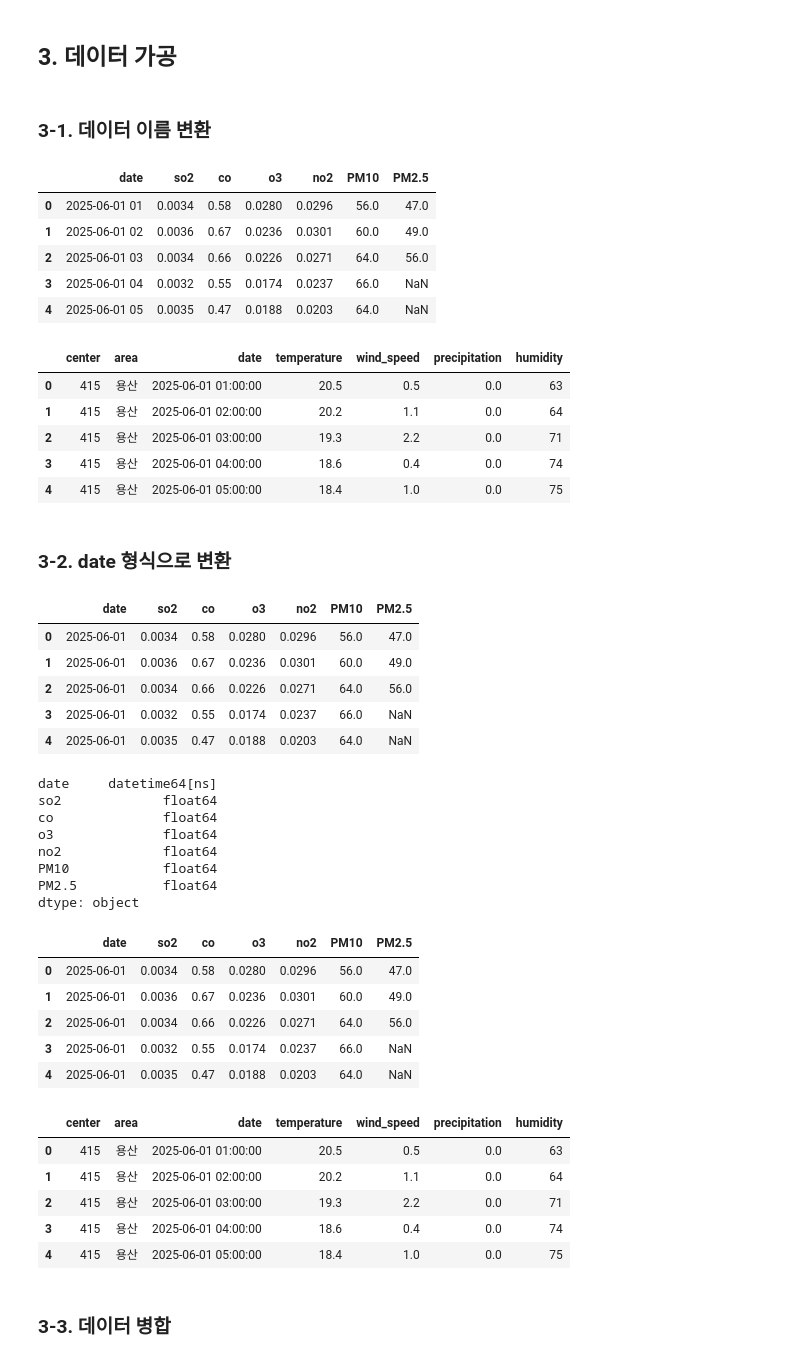
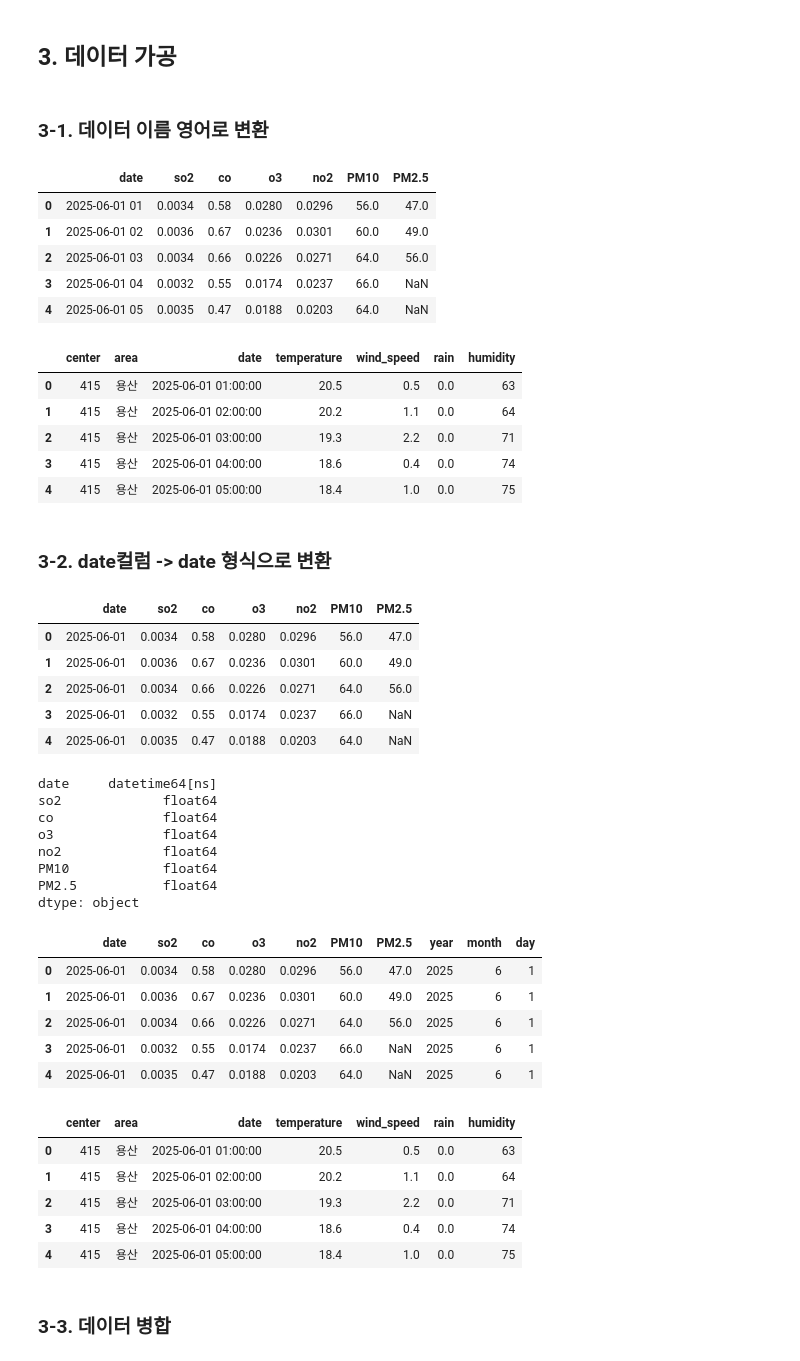
Before and after one commit to WaltDev29/Course_Python, a Jupyter notebook: 1118/01_pandas_data.ipynb, the cells around one changed output. Cells and saved outputs as stored; diff of their text form; code cells hidden in the pictures.

```diff
--- a/1118/01_pandas_data.ipynb
+++ b/1118/01_pandas_data.ipynb
@@ -37,12 +39,12 @@ display(weather_df.head())
 # %% [markdown]
 ## 3. 데이터 가공
 # %% [markdown]
-### 3-1. 데이터 이름 변환
+### 3-1. 데이터 이름 영어로 변환
 # %%
 air_df.rename(columns={"날짜":"date","아황산가스":"so2","일산화탄소":"co","오존":"o3","이산화질소":"no2"}, inplace=True)
 display(air_df.head())
 
-weather_df.rename(columns={"지점":"center","지점명":"area","일시":"date","기온(°C)":"temperature","풍속(m/s)":"wind_speed","강수량(mm)":"precipitation","습도(%)":"humidity"}, inplace=True)
+weather_df.rename(columns={"지점":"center","지점명":"area","일시":"date","기온(°C)":"temperature","풍속(m/s)":"wind_speed","강수량(mm)":"rain","습도(%)":"humidity"}, inplace=True)
 display(weather_df.head())
 # %% [output]
 |  | date | so2 | co | o3 | no2 | PM10 | PM2.5 |
@@ -51,52 +53,51 @@ display(weather_df.head())
 | 2 | 2025-06-01 03 | 0.0034 | 0.66 | 0.0226 | 0.0271 | 64.0 | 56.0 |
 | 3 | 2025-06-01 04 | 0.0032 | 0.55 | 0.0174 | 0.0237 | 66.0 | NaN |
 | 4 | 2025-06-01 05 | 0.0035 | 0.47 | 0.0188 | 0.0203 | 64.0 | NaN |
-|  | center | area | date | temperature | wind_speed | precipitation | humidity |
+|  | center | area | date | temperature | wind_speed | rain | humidity |
 | 0 | 415 | 용산 | 2025-06-01 01:00:00 | 20.5 | 0.5 | 0.0 | 63 |
 | 1 | 415 | 용산 | 2025-06-01 02:00:00 | 20.2 | 1.1 | 0.0 | 64 |
 | 2 | 415 | 용산 | 2025-06-01 03:00:00 | 19.3 | 2.2 | 0.0 | 71 |
 | 3 | 415 | 용산 | 2025-06-01 04:00:00 | 18.6 | 0.4 | 0.0 | 74 |
 | 4 | 415 | 용산 | 2025-06-01 05:00:00 | 18.4 | 1.0 | 0.0 | 75 |
 # %% [markdown]
-### 3-2. date 형식으로 변환
+### 3-2. date컬럼 -> date 형식으로 변환
 # %%
 # 불필요한 문자 슬라이싱
 air_df["date"] = air_df["date"].str[:11]
 display(air_df.head())
 
 # date 형식으로 변환
 air_df["date"] = pd.to_datetime(air_df["date"])
 print(air_df.dtypes)
 
-
-# 연월일 형식으로 변환
-# weather_df["date"] = pd.to_datetime(weather_df["date"].dt.date)
-# print(weather_df.dtypes)
+air_df["year"] = air_df["date"].dt.year
+air_df["month"] = air_df["date"].dt.month
+air_df["day"] = air_df["date"].dt.day
 
 display(air_df.head())
 display(weather_df.head())
 # %% [output]
 |  | date | so2 | co | o3 | no2 | PM10 | PM2.5 |
 | 0 | 2025-06-01 | 0.0034 | 0.58 | 0.0280 | 0.0296 | 56.0 | 47.0 |
 | 1 | 2025-06-01 | 0.0036 | 0.67 | 0.0236 | 0.0301 | 60.0 | 49.0 |
 | 2 | 2025-06-01 | 0.0034 | 0.66 | 0.0226 | 0.0271 | 64.0 | 56.0 |
 | 3 | 2025-06-01 | 0.0032 | 0.55 | 0.0174 | 0.0237 | 66.0 | NaN |
 | 4 | 2025-06-01 | 0.0035 | 0.47 | 0.0188 | 0.0203 | 64.0 | NaN |
 date     datetime64[ns]
 so2             float64
 co              float64
 o3              float64
 no2             float64
 PM10            float64
 PM2.5           float64
 dtype: object
-|  | date | so2 | co | o3 | no2 | PM10 | PM2.5 |
-| 0 | 2025-06-01 | 0.0034 | 0.58 | 0.0280 | 0.0296 | 56.0 | 47.0 |
-| 1 | 2025-06-01 | 0.0036 | 0.67 | 0.0236 | 0.0301 | 60.0 | 49.0 |
-| 2 | 2025-06-01 | 0.0034 | 0.66 | 0.0226 | 0.0271 | 64.0 | 56.0 |
-| 3 | 2025-06-01 | 0.0032 | 0.55 | 0.0174 | 0.0237 | 66.0 | NaN |
-| 4 | 2025-06-01 | 0.0035 | 0.47 | 0.0188 | 0.0203 | 64.0 | NaN |
+|  | date | so2 | co | o3 | no2 | PM10 | PM2.5 | year | month | day |
+| 0 | 2025-06-01 | 0.0034 | 0.58 | 0.0280 | 0.0296 | 56.0 | 47.0 | 2025 | 6 | 1 |
+| 1 | 2025-06-01 | 0.0036 | 0.67 | 0.0236 | 0.0301 | 60.0 | 49.0 | 2025 | 6 | 1 |
+| 2 | 2025-06-01 | 0.0034 | 0.66 | 0.0226 | 0.0271 | 64.0 | 56.0 | 2025 | 6 | 1 |
+| 3 | 2025-06-01 | 0.0032 | 0.55 | 0.0174 | 0.0237 | 66.0 | NaN | 2025 | 6 | 1 |
+| 4 | 2025-06-01 | 0.0035 | 0.47 | 0.0188 | 0.0203 | 64.0 | NaN | 2025 | 6 | 1 |
-|  | center | area | date | temperature | wind_speed | precipitation | humidity |
+|  | center | area | date | temperature | wind_speed | rain | humidity |
 | 0 | 415 | 용산 | 2025-06-01 01:00:00 | 20.5 | 0.5 | 0.0 | 63 |
 | 1 | 415 | 용산 | 2025-06-01 02:00:00 | 20.2 | 1.1 | 0.0 | 64 |
 | 2 | 415 | 용산 | 2025-06-01 03:00:00 | 19.3 | 2.2 | 0.0 | 71 |
```
Also changed, not shown: parts of 20 cells of this notebook.
